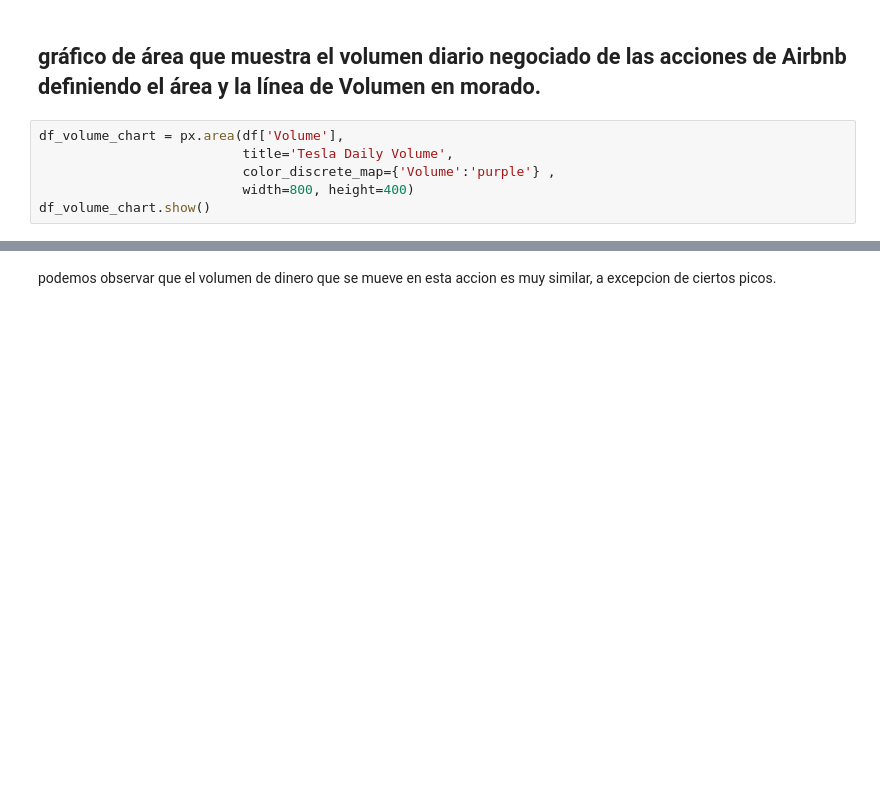
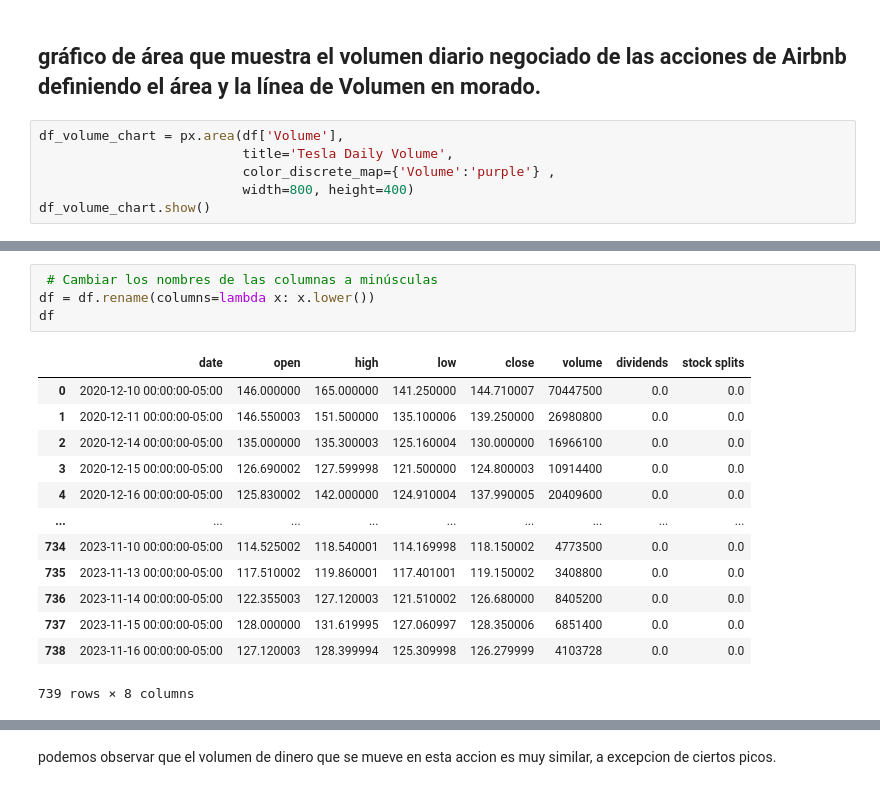
Before and after one commit to lapiceroazul4/Airbnb_Data_Analysis, a Jupyter notebook: etl_Pipeline/api_yahoo_finance/api_yahoo_finance.ipynb, the cells around one changed output, grey strips where cells are left out. Cells and saved outputs as stored; diff of their text form; blank space fills up the shorter version.

```diff
--- a/etl_Pipeline/api_yahoo_finance/api_yahoo_finance.ipynb
+++ b/etl_Pipeline/api_yahoo_finance/api_yahoo_finance.ipynb
@@ -185,0 +203,18 @@ df_volume_chart.show()
+# %%
+ # Cambiar los nombres de las columnas a minúsculas
+df = df.rename(columns=lambda x: x.lower())
+df
+# %% [output]
+|  | date | open | high | low | close | volume | dividends | stock splits |
+| 0 | 2020-12-10 00:00:00-05:00 | 146.000000 | 165.000000 | 141.250000 | 144.710007 | 70447500 | 0.0 | 0.0 |
+| 1 | 2020-12-11 00:00:00-05:00 | 146.550003 | 151.500000 | 135.100006 | 139.250000 | 26980800 | 0.0 | 0.0 |
+| 2 | 2020-12-14 00:00:00-05:00 | 135.000000 | 135.300003 | 125.160004 | 130.000000 | 16966100 | 0.0 | 0.0 |
+| 3 | 2020-12-15 00:00:00-05:00 | 126.690002 | 127.599998 | 121.500000 | 124.800003 | 10914400 | 0.0 | 0.0 |
+| 4 | 2020-12-16 00:00:00-05:00 | 125.830002 | 142.000000 | 124.910004 | 137.990005 | 20409600 | 0.0 | 0.0 |
+| ... | ... | ... | ... | ... | ... | ... | ... | ... |
+| 734 | 2023-11-10 00:00:00-05:00 | 114.525002 | 118.540001 | 114.169998 | 118.150002 | 4773500 | 0.0 | 0.0 |
+| 735 | 2023-11-13 00:00:00-05:00 | 117.510002 | 119.860001 | 117.401001 | 119.150002 | 3408800 | 0.0 | 0.0 |
+| 736 | 2023-11-14 00:00:00-05:00 | 122.355003 | 127.120003 | 121.510002 | 126.680000 | 8405200 | 0.0 | 0.0 |
+| 737 | 2023-11-15 00:00:00-05:00 | 128.000000 | 131.619995 | 127.060997 | 128.350006 | 6851400 | 0.0 | 0.0 |
+| 738 | 2023-11-16 00:00:00-05:00 | 127.120003 | 128.399994 | 125.309998 | 126.279999 | 4103728 | 0.0 | 0.0 |
+739 rows × 8 columns
```
Also changed, not shown: parts of 4 cells of this notebook, 4 other files.
